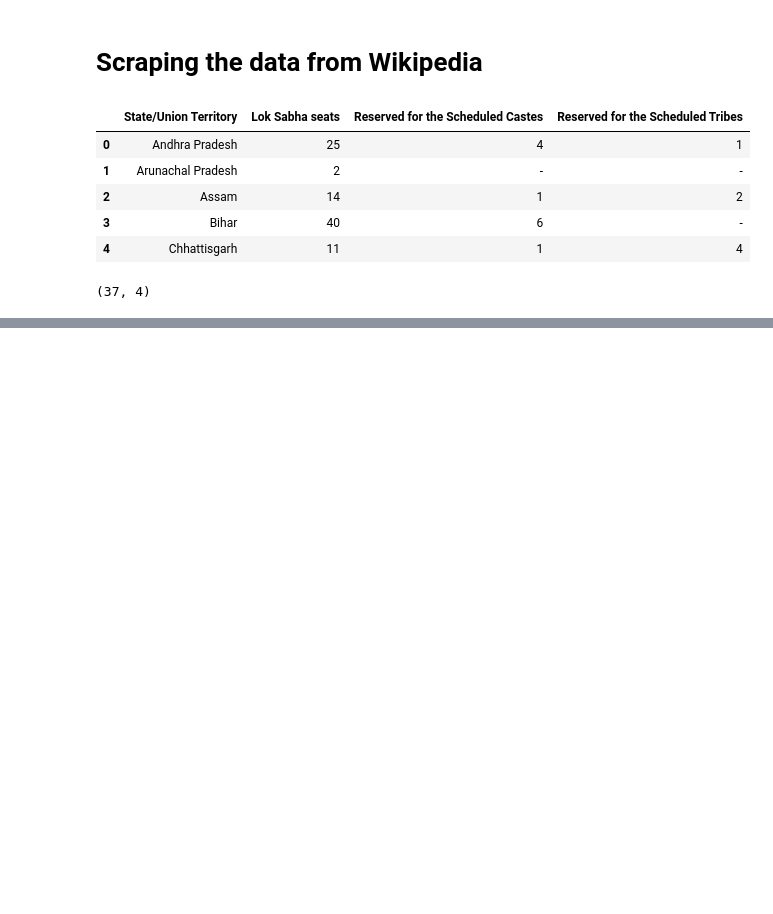
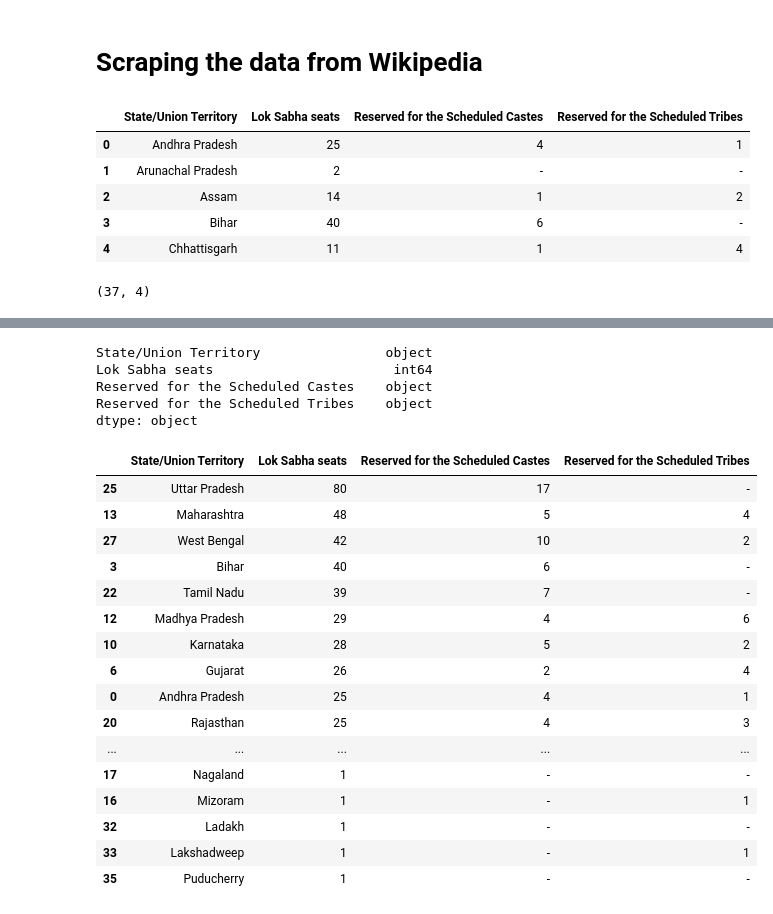
Before and after one commit to fakhruddin2012/Understanding-India, a Jupyter notebook: Notebooks/General Elections.ipynb, the cells around one changed output, grey strips where cells are left out. Cells and saved outputs as stored; diff of their text form; code cells hidden in the pictures; blank space fills up the shorter version.

```diff
--- a/Notebooks/General Elections.ipynb
+++ b/Notebooks/General Elections.ipynb
@@ -21,0 +31,32 @@ df.to_csv('constituencies of the Lok Sabha.csv')
+# %%
+df.dtypes
+# %% [output]
+State/Union Territory                object
+Lok Sabha seats                       int64
+Reserved for the Scheduled Castes    object
+Reserved for the Scheduled Tribes    object
+dtype: object
+# %%
+df=df.iloc[:36,:]
+# %%
+df1=df.sort_values(by='Lok Sabha seats',ascending=False)
+
+df1
+# %% [output]
+|  | State/Union Territory | Lok Sabha seats | Reserved for the Scheduled Castes | Reserved for the Scheduled Tribes |
+| 25 | Uttar Pradesh | 80 | 17 | - |
+| 13 | Maharashtra | 48 | 5 | 4 |
+| 27 | West Bengal | 42 | 10 | 2 |
+| 3 | Bihar | 40 | 6 | - |
+| 22 | Tamil Nadu | 39 | 7 | - |
+| 12 | Madhya Pradesh | 29 | 4 | 6 |
+| 10 | Karnataka | 28 | 5 | 2 |
+| 6 | Gujarat | 26 | 2 | 4 |
+| 0 | Andhra Pradesh | 25 | 4 | 1 |
+| 20 | Rajasthan | 25 | 4 | 3 |
+| ... | ... | ... | ... | ... |
+| 17 | Nagaland | 1 | - | - |
+| 16 | Mizoram | 1 | - | 1 |
+| 32 | Ladakh | 1 | - | - |
+| 33 | Lakshadweep | 1 | - | 1 |
+| 35 | Puducherry | 1 | - | - |
```
Also changed, not shown: parts of 4 cells of this notebook.
